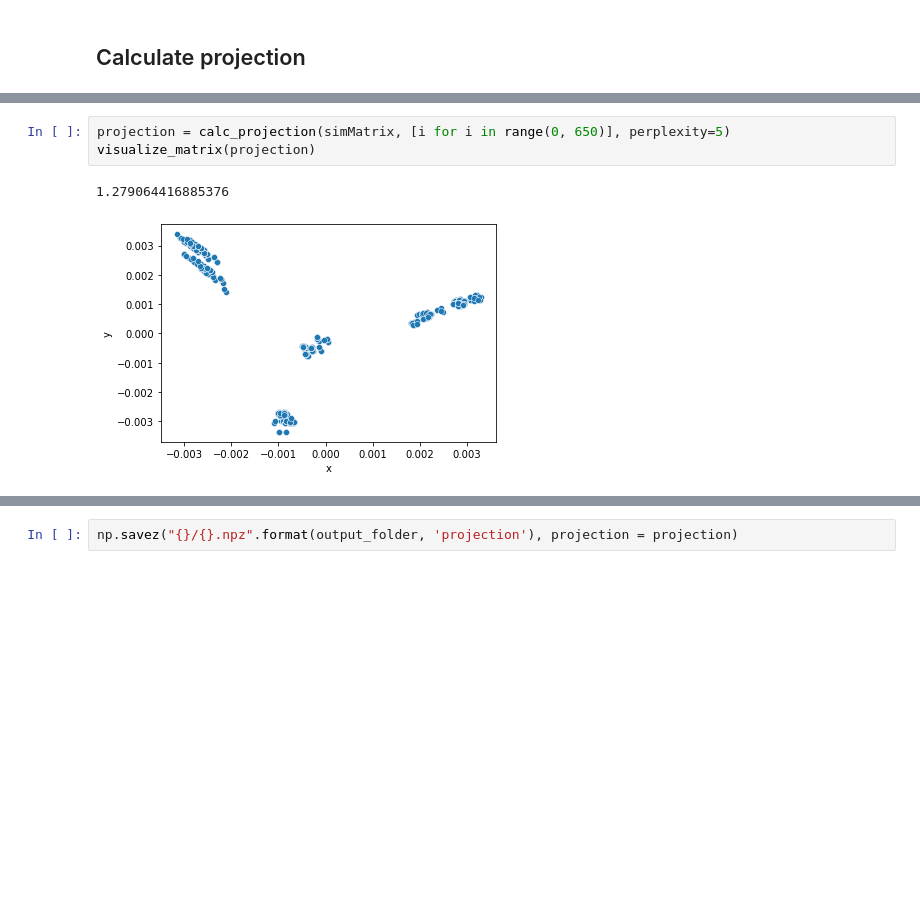
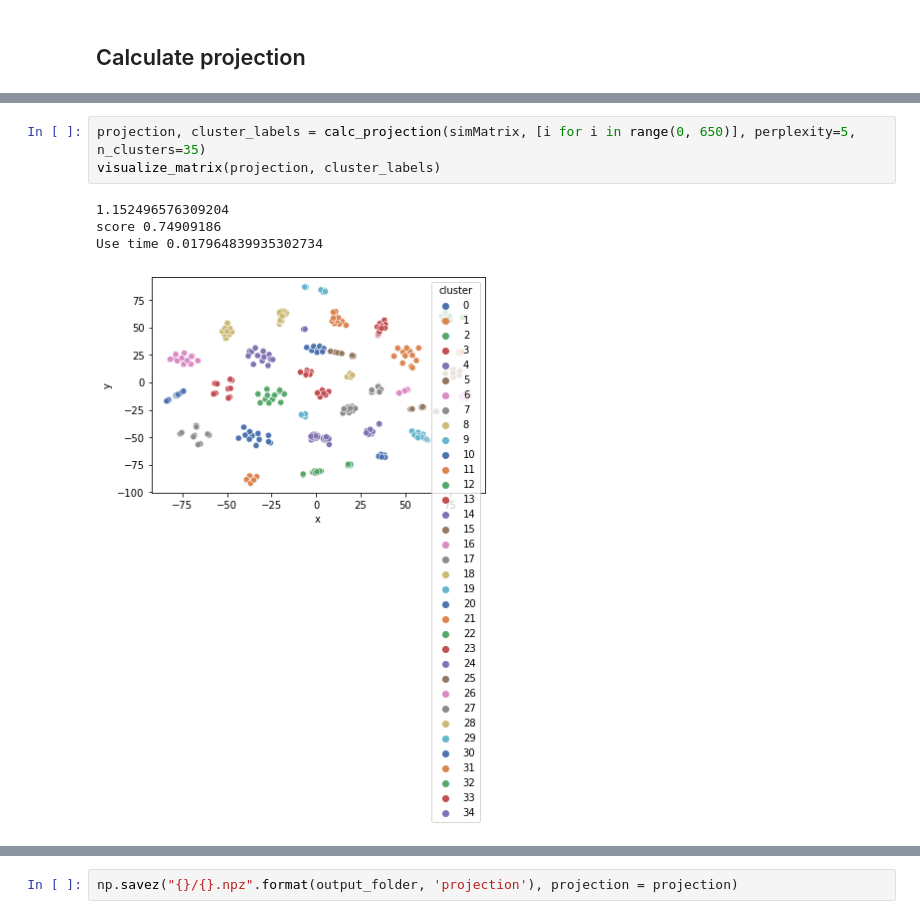
Before and after one commit to V4I2021/insightMap, a Jupyter notebook: BUVBack/calc.ipynb, the cells around one changed output, grey strips where cells are left out. Cells and saved outputs as stored; diff of their text form; blank space fills up the shorter version.

```diff
--- a/BUVBack/calc.ipynb
+++ b/BUVBack/calc.ipynb
@@ -168,6 +229,8 @@ def calc_projection(sim, index_list, perplexity = 50):
 # %%
-projection = calc_projection(simMatrix, [i for i in range(0, 650)], perplexity=5)
-visualize_matrix(projection)
+projection, cluster_labels = calc_projection(simMatrix, [i for i in range(0, 650)], perplexity=5, n_clusters=35)
+visualize_matrix(projection, cluster_labels)
 # %% [output]
-1.279064416885376
+1.152496576309204
+score 0.74909186
+Use time 0.017964839935302734
-[figure, old version]
+[figure, new version]
```
Also changed, not shown: parts of 30 cells of this notebook, 5 other files.
